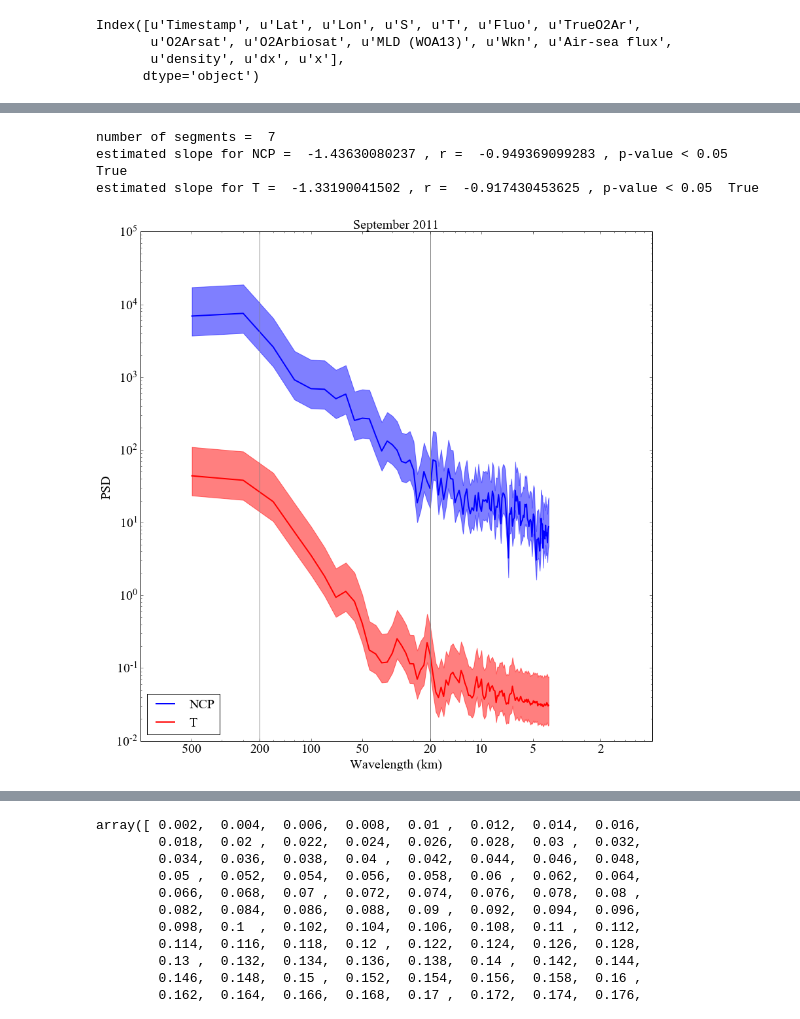
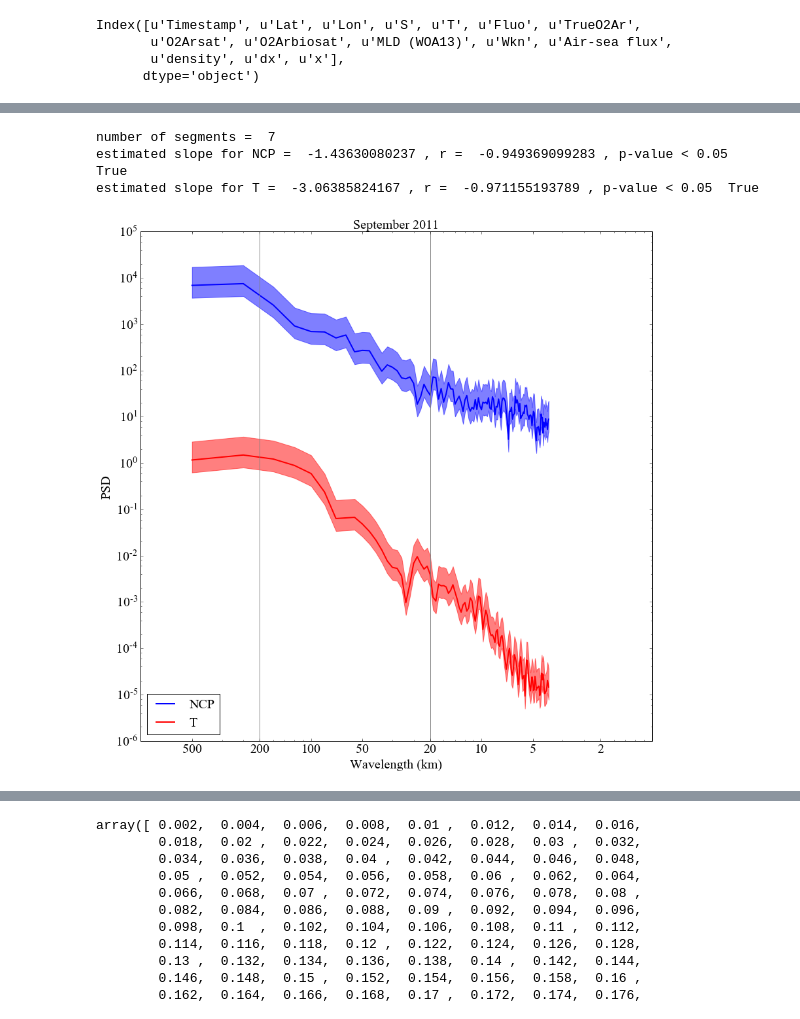
Before and after one commit to sophieclayton/kuroshio_productivity, a Jupyter notebook: NCP_spectra_FFT.ipynb, the cells around one changed output, grey strips where cells are left out. Drawn from its saved outputs; the diff is of its cells as text; code cells hidden in the pictures.

Commit message:
updated figures to include fluorescence

```diff
--- a/NCP_spectra_FFT.ipynb
+++ b/NCP_spectra_FFT.ipynb
@@ -86,7 +86,7 @@ data_int = pd.DataFrame()
 
 data_int['x'] = np.arange(Tok1['nx'][0], Tok1['nx'][len(Tok1)-1], dx)
 data_int['NCP'] = np.interp(data_int['x'].values, Tok1['nx'], Tok1['Air-sea flux'])
-data_int['T'] = np.interp(data_int['x'].values, Tok1['nx'], Tok1['T'])
+data_int['T'] = np.interp(data_int['x'].values, Tok1['nx'], Tok1['Fluo'])
 
 
 while n < (N - M):
@@ -180,7 +180,7 @@ data_int = pd.DataFrame()
 
 data_int['x'] = np.arange(Tok3['nx'][0], Tok3['nx'][len(Tok3)-1], dx)
 data_int['NCP'] = np.interp(data_int['x'].values, Tok3['nx'], Tok3['Air-sea flux'])
-data_int['T'] = np.interp(data_int['x'].values, Tok3['nx'], Tok3['T'])
+data_int['T'] = np.interp(data_int['x'].values, Tok3['nx'], Tok3['Fluo'])
 
 
 while n < (N - M):
@@ -228,35 +228,35 @@ plt.xscale('log')
 plt.ylabel('PSD', fontsize = 20)
 plt.xlabel('Wavelength (km)', fontsize = 20)
 plt.xticks(1./np.array([500, 200, 100, 50, 20, 10, 5, 2]), [500, 200, 100, 50, 20, 10, 5, 2])
 
 plt.axvline(1./200, color = 'grey')
 plt.axvline(1./20, color = 'grey')
 
 
 plt.title('September 2011',fontsize = 20)
 
 print 'number of segments = ',ll
 
 m,c, r, p, std_err = ss.linregress(np.log10(freq),np.log10(pgram))
 mT,cT, rT, pT, std_errT = ss.linregress(np.log10(freq),np.log10(pgramT))
 
 print 'estimated slope for NCP = ', m, ', r = ', r, ', p-value < 0.05 ', p<0.05
 print 'estimated slope for T = ', mT, ', r = ', rT, ', p-value < 0.05 ', pT<0.05
 
 
 plt.show()
 
 #fig1.savefig('../figures/NCP_T_FFT_Sept11.png', bbox_inches='tight', dpi=600)
 
 T3_ncp = pgram
 T3_t = pgramT
 T3_err_low = err_low
 T3_err_high = err_high
 # %% [output]
 number of segments =  7
 estimated slope for NCP =  -1.43630080237 , r =  -0.949369099283 , p-value < 0.05  True
-estimated slope for T =  -1.33190041502 , r =  -0.917430453625 , p-value < 0.05  True
+estimated slope for T =  -3.06385824167 , r =  -0.971155193789 , p-value < 0.05  True
-[figure, old version]
+[figure, new version]
 # %%
 # FFT
 
```
Also changed, not shown: parts of 3 cells of this notebook, 2 other files.
